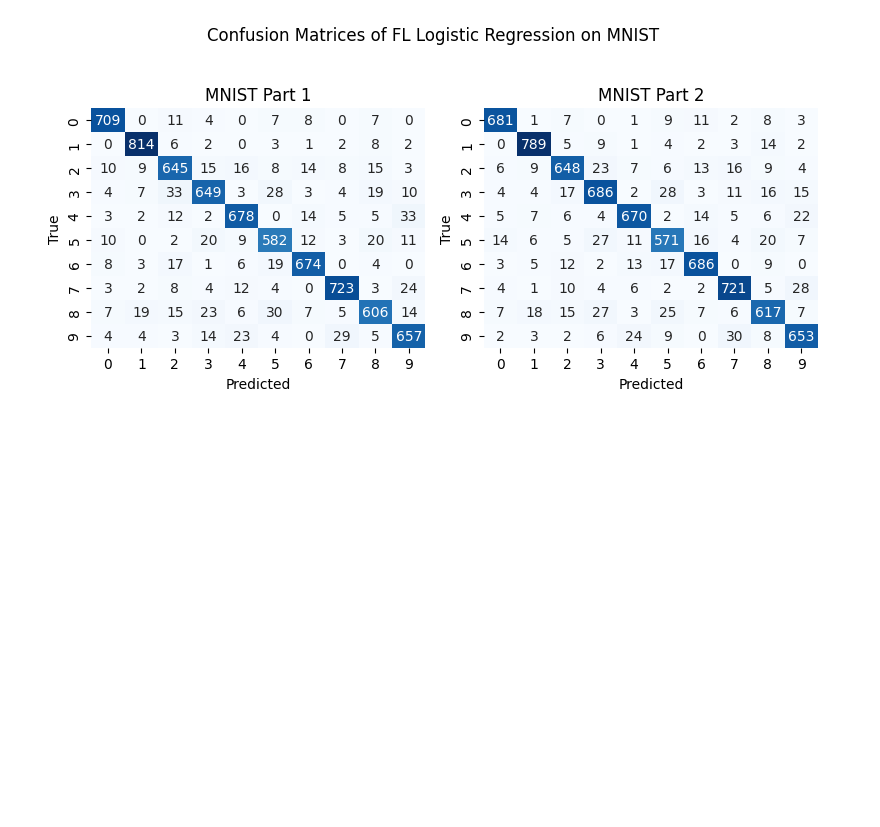
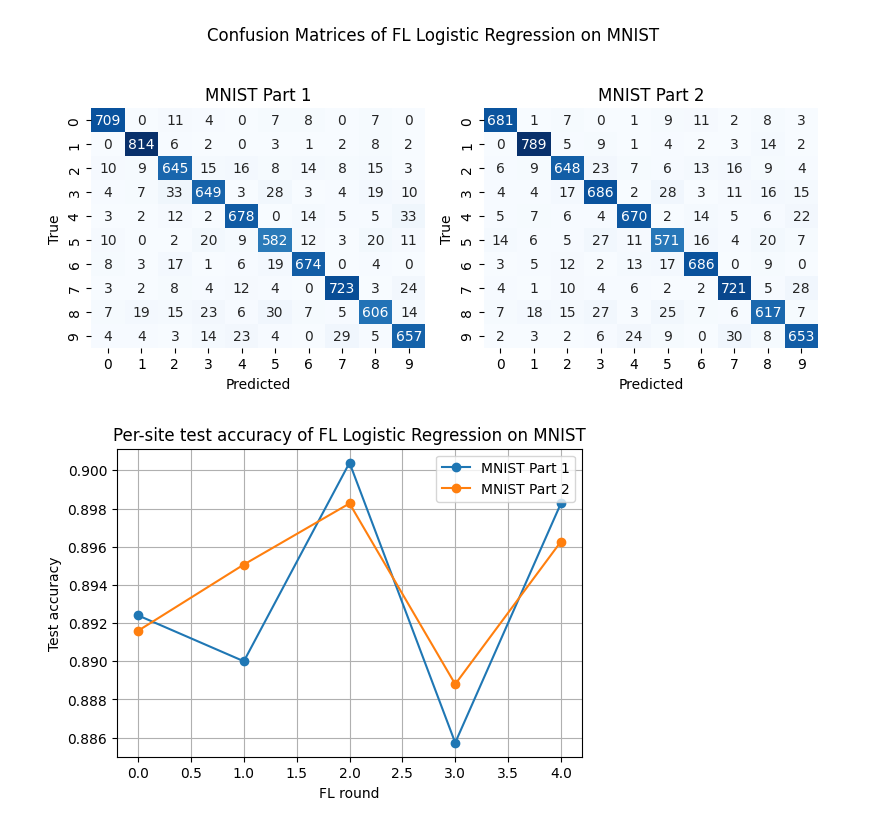
Before and after one commit to FazOuard/Federated-Learning-FedAvg-with-Pysyft, a Jupyter notebook: FLPysyftcodeLogisticRegression.ipynb, the cells around one changed output. Drawn from its saved outputs; the diff is of its cells as text; code cells hidden in the pictures; blank space fills up the shorter version.

```diff
--- a/FLPysyftcodeLogisticRegression.ipynb
+++ b/FLPysyftcodeLogisticRegression.ipynb
@@ -366,3 +379,25 @@ plot_all_confusion_matrices(
 plt.show()
 # %% [output]
 [figure]
+# %%
+def plot_site_accuracies(datasites, fl_metrics, title="Per-site test accuracy per FL round"):
+    epochs = sorted(fl_metrics.keys())
+    plt.figure(figsize=(6, 4))
+
+    for site_idx, name in enumerate(datasites.keys()):
+        site_accs = []
+        for e in epochs:
+            (train_m, test_m), params = fl_metrics[e][site_idx]
+            site_accs.append(test_m["acc"])
+        plt.plot(epochs, site_accs, marker="o", label=name)
+
+    plt.xlabel("FL round")
+    plt.ylabel("Test accuracy")
+    plt.title(title)
+    plt.grid(True)
+    plt.legend()
+# %%
+plot_site_accuracies(datasites, fl_metrics, title="Per-site test accuracy of FL Logistic Regression on MNIST")
+plt.show()
+# %% [output]
+[figure, added]
```
Also changed, not shown: parts of 3 cells of this notebook.
